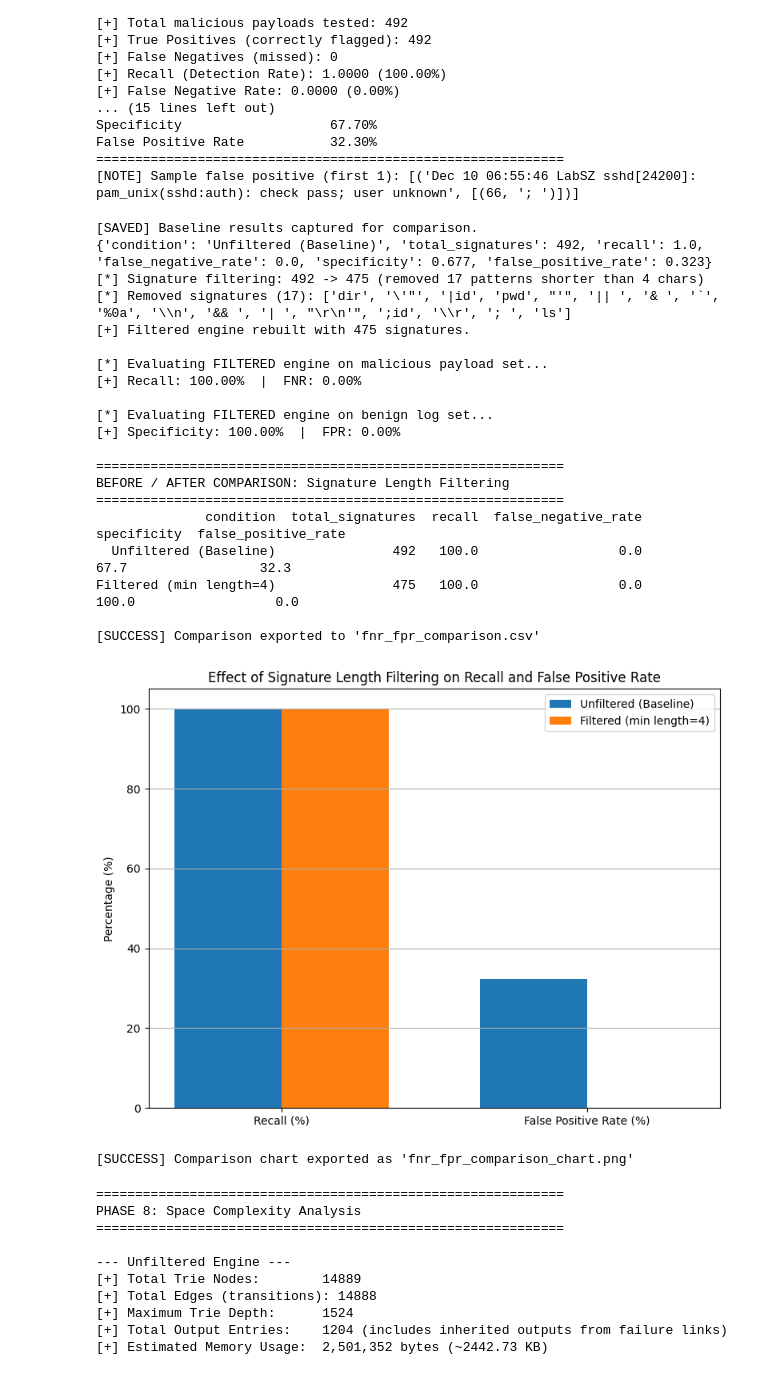
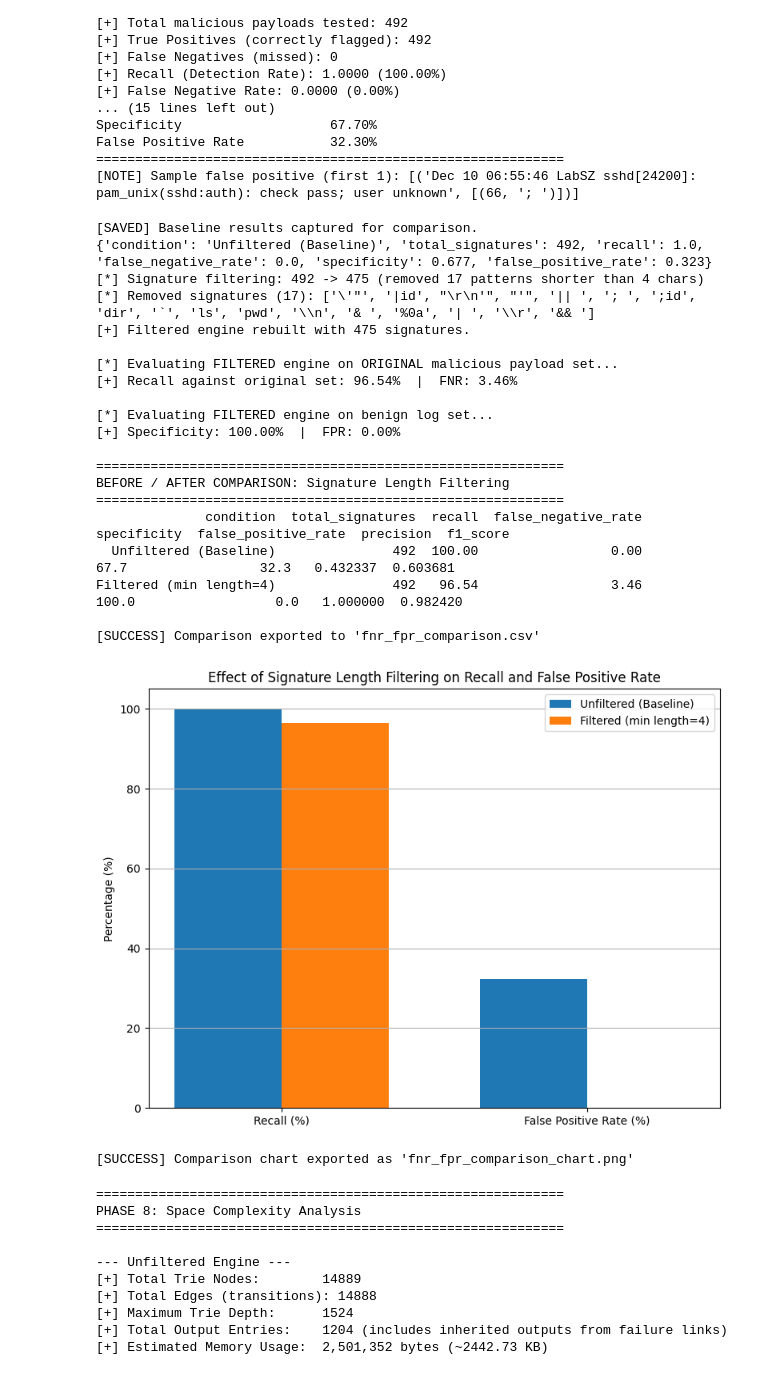
Before and after one commit to ilpeiris/Automated-Sandbox-Breach-Detection, a Jupyter notebook: Automated-Sandbox-Breach-Detection.ipynb, the cells around one changed output. Drawn from its saved outputs; the diff is of its cells as text; code cells hidden in the pictures.

```diff
--- a/Automated-Sandbox-Breach-Detection.ipynb
+++ b/Automated-Sandbox-Breach-Detection.ipynb
@@ -639,6 +558,8 @@ False Positive Rate           32.30%
 ============================================================
 [NOTE] Sample false positive (first 1): [('Dec 10 06:55:46 LabSZ sshd[24200]: pam_unix(sshd:auth): check pass; user unknown', [(66, '; ')])]
 # %%
+
+
 
 # ======================================================================
 # Phase 7: Signature Refinement Experiment (Before/After Comparison)
@@ -696,17 +617,18 @@ print(f"[+] Filtered engine rebuilt with {filtered_count} signatures.")
 
 
 
-
 # ------------------------------------------------------------------
-# Re-evaluate: Filtered Engine - Malicious Set (Recall / FNR)
+# Re-evaluate: Filtered Engine - Malicious Set (TRUE RECALL / FNR)
 # ------------------------------------------------------------------
-print("\n[*] Evaluating FILTERED engine on malicious payload set...")
+print("\n[*] Evaluating FILTERED engine on ORIGINAL malicious payload set...")
 
 tp_f = 0
 fn_f = 0
 missed_f = []
 
-for payload in filtered_signatures:
+# CRITICAL FIX: We test against cmdi_signatures (the original full list)
+# to honestly see what we miss by filtering out the short patterns.
+for payload in cmdi_signatures:
     test_line = f"user_input: {payload}"
     matches = filtered_engine.search(test_line)
     if matches:
@@ -715,11 +637,11 @@ for payload in filtered_signatures:
         fn_f += 1
         missed_f.append(payload)
 
-total_malicious_f = len(filtered_signatures)
-recall_f = tp_f / total_malicious_f if total_malicious_f > 0 else 0
-fnr_f = fn_f / total_malicious_f if total_malicious_f > 0 else 0
+total_malicious_original = len(cmdi_signatures)
+recall_f = tp_f / total_malicious_original if total_malicious_original > 0 else 0
+fnr_f = fn_f / total_malicious_original if total_malicious_original > 0 else 0
 
-print(f"[+] Recall: {recall_f*100:.2f}%  |  FNR: {fnr_f*100:.2f}%")
+print(f"[+] Recall against original set: {recall_f*100:.2f}%  |  FNR: {fnr_f*100:.2f}%")
 
 # -------------------------------------------------------------
 # Re-evaluate: Filtered Engine - Benign Set (Specificity / FPR)
@@ -744,13 +666,28 @@ fpr_f = fp_f / total_benign_f if total_benign_f > 0 else 0
 
 print(f"[+] Specificity: {specificity_f*100:.2f}%  |  FPR: {fpr_f*100:.2f}%")
 
+# -------------------------------------------------------------
+# Calculate Gatekeeper Metrics (Precision & F1)
+# -------------------------------------------------------------
+precision_baseline = true_positives / (true_positives + false_positives) if (true_positives + false_positives) > 0 else 0
+f1_baseline = 2 * (precision_baseline * recall) / (precision_baseline + recall) if (precision_baseline + recall) > 0 else 0
+
+precision_f = tp_f / (tp_f + fp_f) if (tp_f + fp_f) > 0 else 0
+f1_f = 2 * (precision_f * recall_f) / (precision_f + recall_f) if (precision_f + recall_f) > 0 else 0
+
+# Update baseline_results dictionary with precision and F1
+baseline_results["precision"] = precision_baseline
+baseline_results["f1_score"] = f1_baseline
+
 filtered_results = {
     "condition": f"Filtered (min length={MIN_PATTERN_LENGTH})",
-    "total_signatures": total_malicious_f,
+    "total_signatures": total_malicious_original,
     "recall": recall_f,
     "false_negative_rate": fnr_f,
     "specificity": specificity_f,
-    "false_positive_rate": fpr_f
+    "false_positive_rate": fpr_f,
+    "precision": precision_f,
+    "f1_score": f1_f
 }
 
 
@@ -792,39 +729,39 @@ fig, ax = plt.subplots(figsize=(8,6))
 ax.bar(x - width/2, baseline_vals, width, label="Unfiltered (Baseline)")
 ax.bar(x + width/2, filtered_vals, width, label=f"Filtered (min length={MIN_PATTERN_LENGTH})")
 
 ax.set_ylabel("Percentage (%)")
 ax.set_title("Effect of Signature Length Filtering on Recall and False Positive Rate")
 ax.set_xticks(x)
 ax.set_xticklabels(labels)
 ax.legend()
 ax.grid(True, axis="y")
 
 plt.tight_layout()
 plt.savefig("fnr_fpr_comparison_chart.png", dpi=300, bbox_inches="tight")
 plt.show()
 
 print("[SUCCESS] Comparison chart exported as 'fnr_fpr_comparison_chart.png'")
 # %% [output]
 [SAVED] Baseline results captured for comparison.
 {'condition': 'Unfiltered (Baseline)', 'total_signatures': 492, 'recall': 1.0, 'false_negative_rate': 0.0, 'specificity': 0.677, 'false_positive_rate': 0.323}
 [*] Signature filtering: 492 -> 475 (removed 17 patterns shorter than 4 chars)
-[*] Removed signatures (17): ['dir', '\'"', '|id', 'pwd', "'", '|| ', '& ', '`', '%0a', '\\n', '&& ', '| ', "\r\n'", ';id', '\\r', '; ', 'ls']
+[*] Removed signatures (17): ['\'"', '|id', "\r\n'", "'", '|| ', '; ', ';id', 'dir', '`', 'ls', 'pwd', '\\n', '& ', '%0a', '| ', '\\r', '&& ']
 [+] Filtered engine rebuilt with 475 signatures.
 
-[*] Evaluating FILTERED engine on malicious payload set...
-[+] Recall: 100.00%  |  FNR: 0.00%
+[*] Evaluating FILTERED engine on ORIGINAL malicious payload set...
+[+] Recall against original set: 96.54%  |  FNR: 3.46%
 
 [*] Evaluating FILTERED engine on benign log set...
 [+] Specificity: 100.00%  |  FPR: 0.00%
 
 ============================================================
 BEFORE / AFTER COMPARISON: Signature Length Filtering
 ============================================================
-              condition  total_signatures  recall  false_negative_rate  specificity  false_positive_rate
-  Unfiltered (Baseline)               492   100.0                  0.0         67.7                 32.3
-Filtered (min length=4)               475   100.0                  0.0        100.0                  0.0
+              condition  total_signatures  recall  false_negative_rate  specificity  false_positive_rate  precision  f1_score
+  Unfiltered (Baseline)               492  100.00                 0.00         67.7                 32.3   0.432337  0.603681
+Filtered (min length=4)               492   96.54                 3.46        100.0                  0.0   1.000000  0.982420
 
 [SUCCESS] Comparison exported to 'fnr_fpr_comparison.csv'
-[figure, old version]
+[figure, new version]
 [SUCCESS] Comparison chart exported as 'fnr_fpr_comparison_chart.png'
 # %%
```
Also changed, not shown: parts of 9 cells of this notebook, 4 other files.
